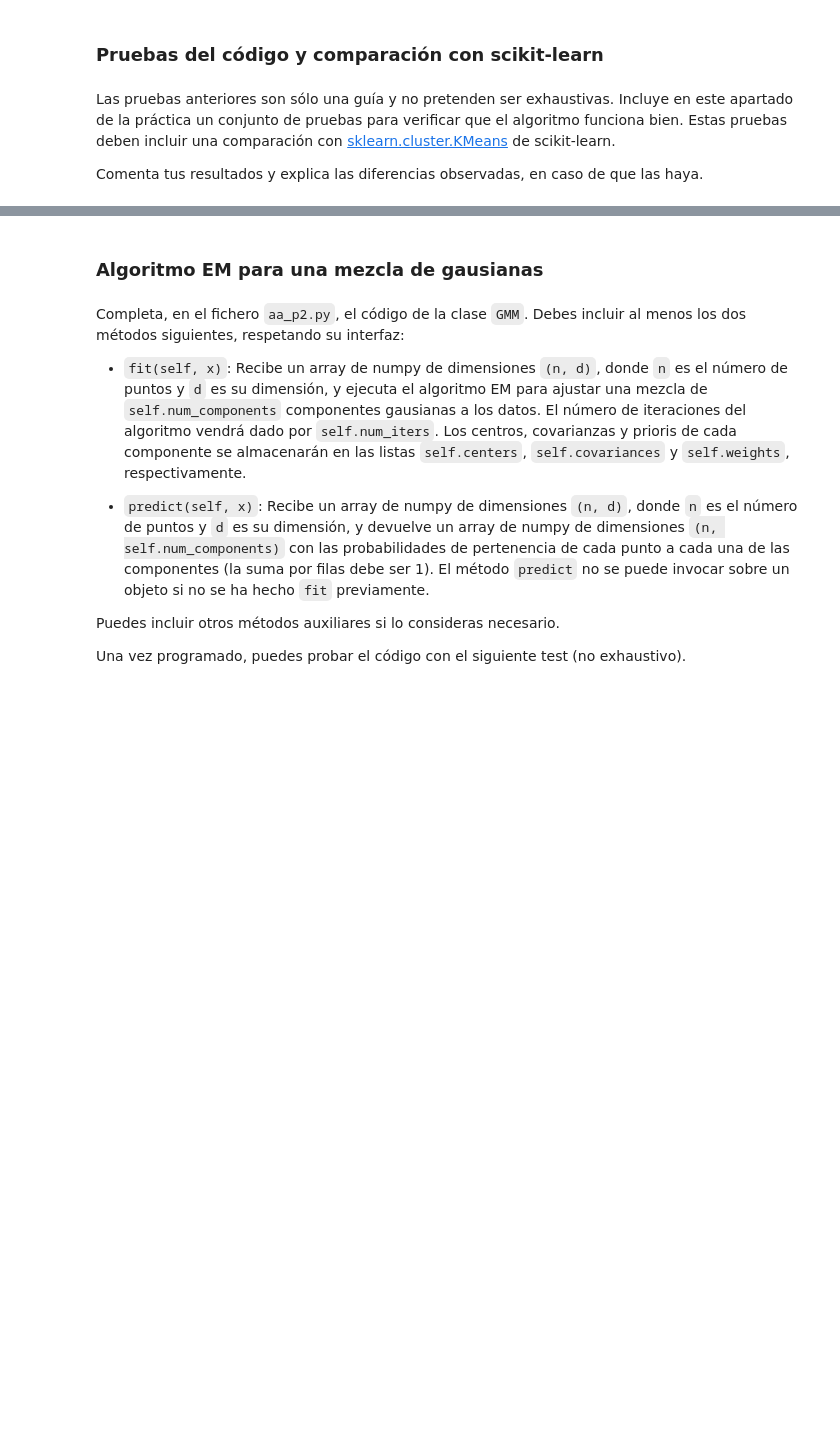
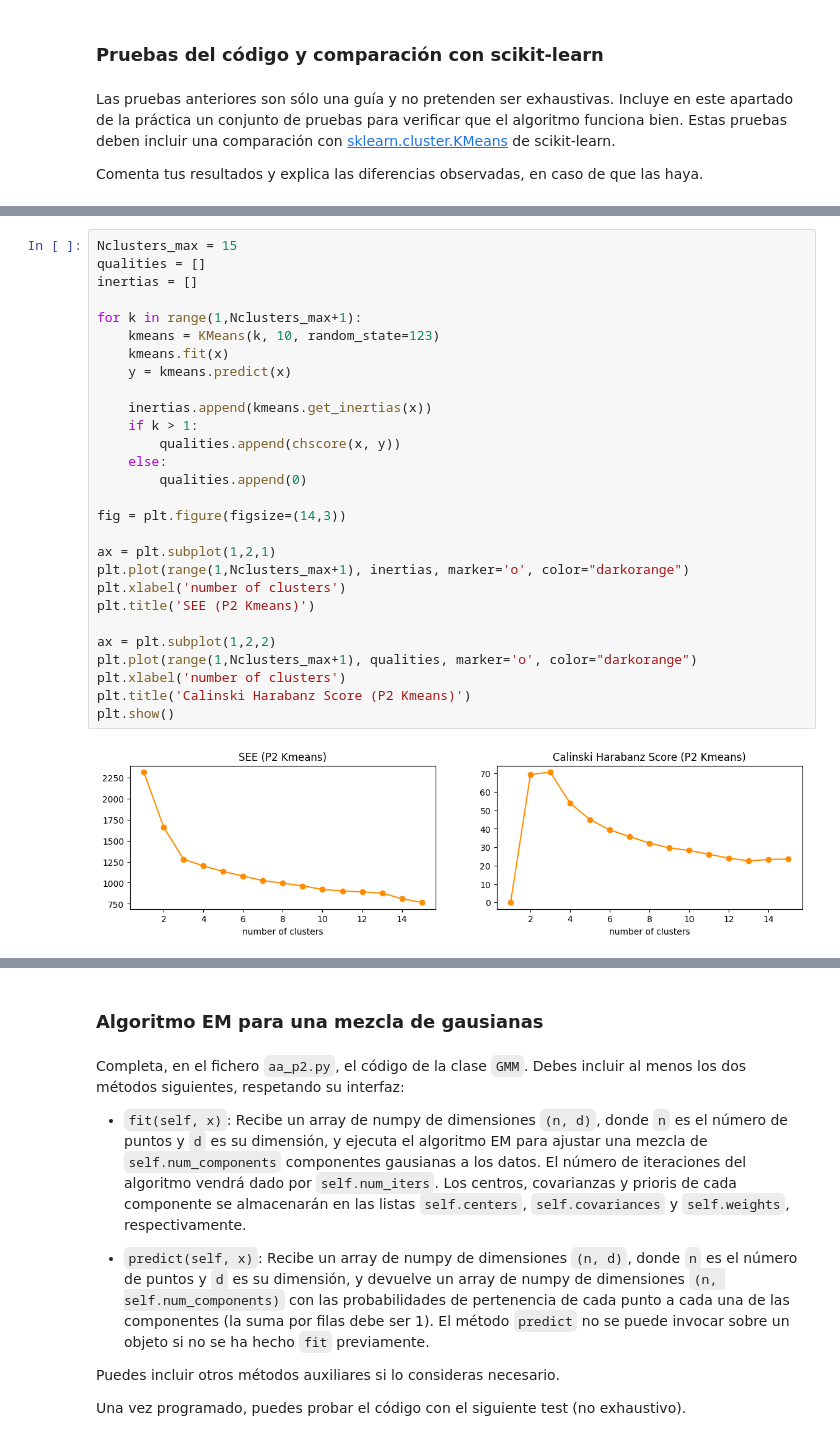
Before and after one commit to TomasDanielExpositoTorre/aprendizaje-automatico, a Jupyter notebook: P2/aa_p2.ipynb, the cells around one changed output, grey strips where cells are left out. Cells and saved outputs as stored; diff of their text form; blank space fills up the shorter version.

```diff
--- a/P2/aa_p2.ipynb
+++ b/P2/aa_p2.ipynb
@@ -99,0 +176,30 @@ Comenta tus resultados y explica las diferencias observadas, en caso de que las
+# %%
+Nclusters_max = 15
+qualities = []
+inertias = []
+
+for k in range(1,Nclusters_max+1):
+    kmeans = KMeans(k, 10, random_state=123)
+    kmeans.fit(x)
+    y = kmeans.predict(x)
+
+    inertias.append(kmeans.get_inertias(x))
+    if k > 1:
+        qualities.append(chscore(x, y))
+    else:
+        qualities.append(0)
+
+fig = plt.figure(figsize=(14,3))
+
+ax = plt.subplot(1,2,1)
+plt.plot(range(1,Nclusters_max+1), inertias, marker='o', color="darkorange")
+plt.xlabel('number of clusters')
+plt.title('SEE (P2 Kmeans)')
+
+ax = plt.subplot(1,2,2)
+plt.plot(range(1,Nclusters_max+1), qualities, marker='o', color="darkorange")
+plt.xlabel('number of clusters')
+plt.title('Calinski Harabanz Score (P2 Kmeans)')
+plt.show()
+# %% [output]
+[figure, added]
```
Also changed, not shown: parts of 14 cells of this notebook, 1 other file.
